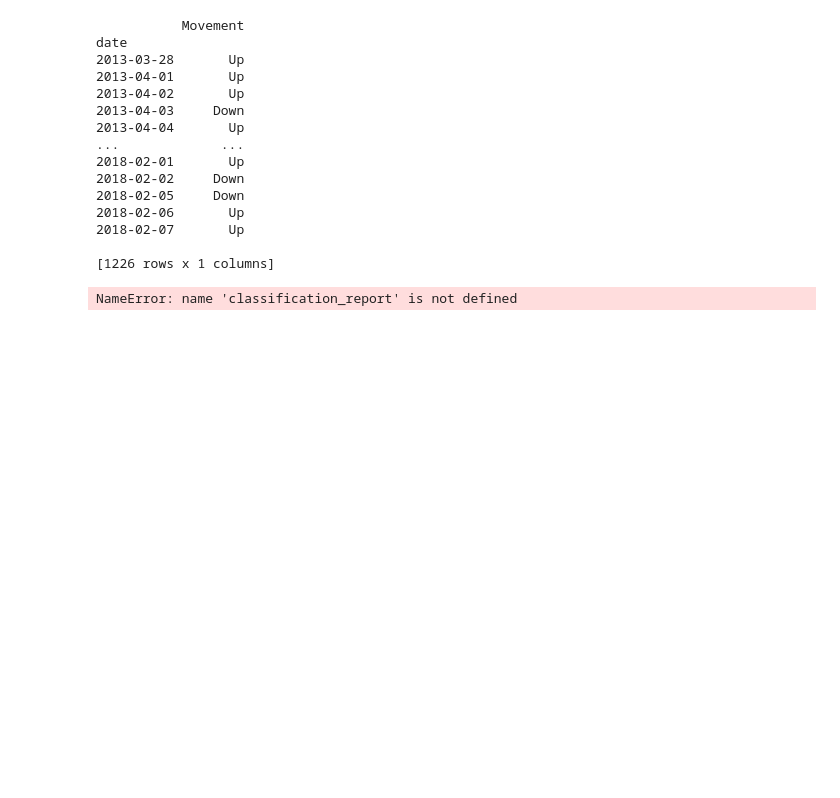
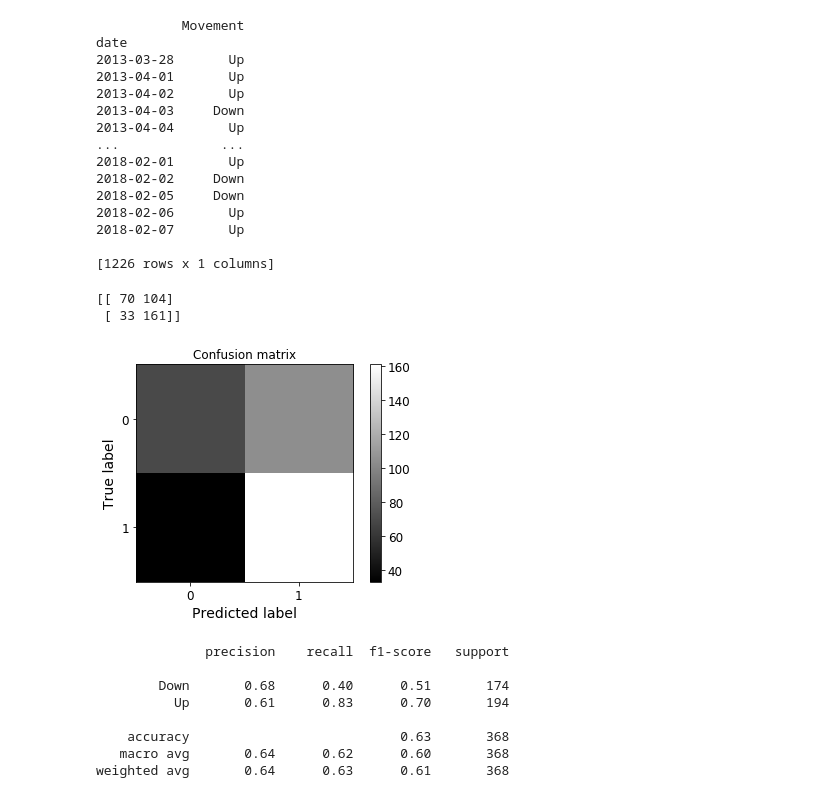
Before and after one commit to rtjuandi/Stock-Market-DAP, a Jupyter notebook: DAP3/DAP3.ipynb, the cells around one changed output. Drawn from its saved outputs; the diff is of its cells as text; code cells hidden in the pictures; blank space fills up the shorter version.

```diff
--- a/DAP3/DAP3.ipynb
+++ b/DAP3/DAP3.ipynb
@@ -4,11 +4,19 @@
 import numpy as np
 import pandas as pd
 import talib as ta
+from sklearn.metrics import confusion_matrix
 from sklearn.neighbors import KNeighborsClassifier
 from sklearn.tree import DecisionTreeClassifier
 from sklearn.model_selection import train_test_split
 from sklearn import tree
 import graphviz
+
+%matplotlib inline
+import matplotlib as mpl
+import matplotlib.pyplot as plt
+mpl.rc('axes', labelsize=14)
+mpl.rc('xtick', labelsize=12)
+mpl.rc('ytick', labelsize=12)
 # %% [markdown]
 ## Data
 # %%
@@ -152,20 +160,61 @@ date
 [1226 rows x 1 columns]
 # %%
 # Training
-
 clf = DecisionTreeClassifier(max_depth=3, criterion="gini")
 clf.fit(X_train, y_train)
 
 # Evaluation
 y_pred = clf.predict(X_test)
+
+
+# Show confusion matrix
+def plot_confusion_matrix(confusion_mat, cln):
+    plt.imshow(confusion_mat, interpolation='nearest', cmap=plt.cm.gray)
+    plt.title('Confusion matrix')
+    plt.colorbar()
+    tick_marks = np.arange(cln)
+    plt.xticks(tick_marks, tick_marks)
+    plt.yticks(tick_marks, tick_marks)
+    plt.ylabel('True label')
+    plt.xlabel('Predicted label')
+    plt.show()
+
+prediction = []
+actual = []
+
+for row in y_pred:
+    if row == 'Up':
+        prediction.append(1)
+    elif row == 'Down':
+        prediction.append(0)
+
+for index, row in y_test.iterrows():
+    if row['Movement'] == 'Up':
+        actual.append(1)
+    elif row['Movement'] == 'Down':
+        actual.append(0)
+
+cm = confusion_matrix(actual, prediction)
+print(cm)
+plot_confusion_matrix(cm, 2)
 
 # Print classification report
 result_metrics = classification_report(y_test, y_pred)
 print(result_metrics)
 
 # Tree
 dot_data = tree.export_graphviz(clf, out_file=None, filled=True,
                                 feature_names=['RSI', 'ATR', 'CloseEMA12', 'EMASignal', 'MACDSignal'])
 graphviz.Source(dot_data)
 # %% [output]
-NameError: name 'classification_report' is not defined
+[[ 70 104]
+ [ 33 161]]
+[figure, added]
+              precision    recall  f1-score   support
+
+        Down       0.68      0.40      0.51       174
+          Up       0.61      0.83      0.70       194
+
+    accuracy                           0.63       368
+   macro avg       0.64      0.62      0.60       368
+weighted avg       0.64      0.63      0.61       368
```
Also changed, not shown: parts of 1 cell of this notebook.
